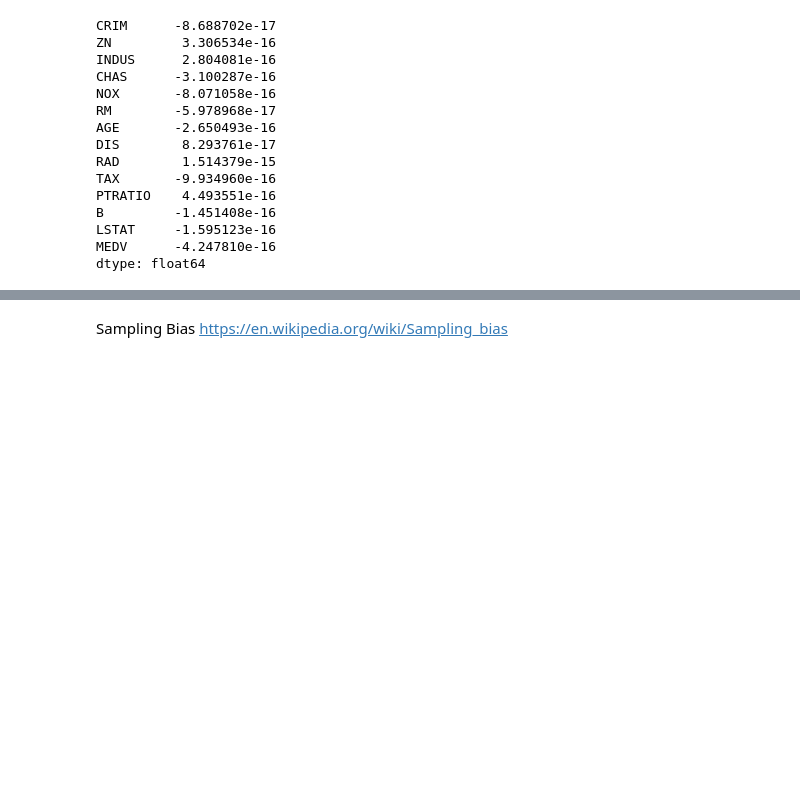
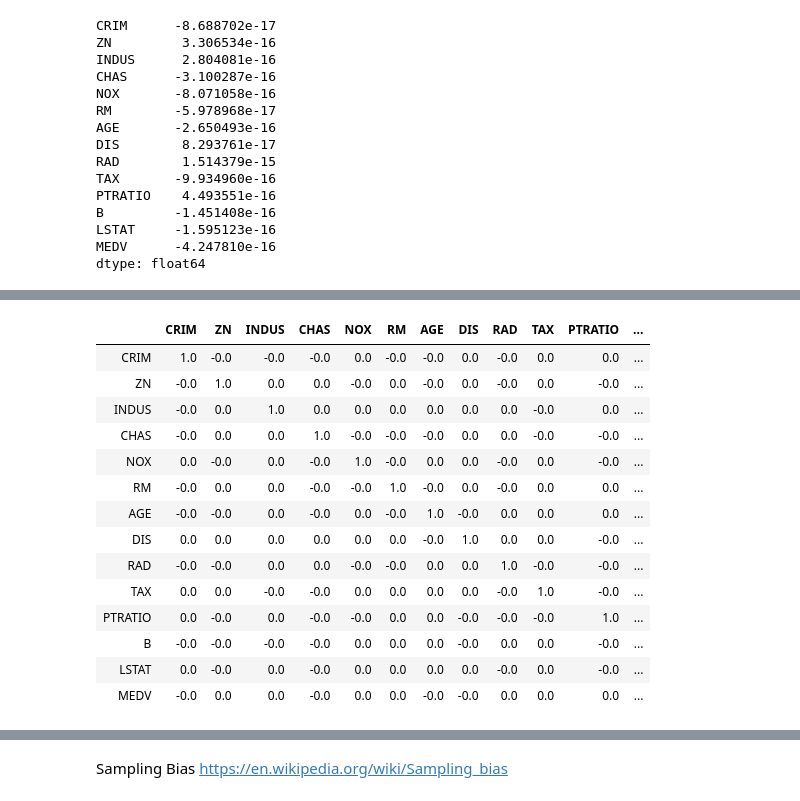
Before and after one commit to jruther/Machine_Learning_Project, a Jupyter notebook: Machine_Learning_Project.ipynb, the cells around one changed output, grey strips where cells are left out. Cells and saved outputs as stored; diff of their text form; code cells hidden in the pictures; blank space fills up the shorter version.

```diff
--- a/Machine_Learning_Project.ipynb
+++ b/Machine_Learning_Project.ipynb
@@ -862,0 +945,3 @@ ValueError: operands could not be broadcast together with shapes (1,11) (14,) (1
+# %%
+xwhite = pd.DataFrame(pca.transform(df), columns=df.columns)
+xwhite
@@ -862,0 +962,18 @@ ValueError: operands could not be broadcast together with shapes (1,11) (14,) (1
+# %%
+xwhite.corr().round()
+# %% [output]
+|  | CRIM | ZN | INDUS | CHAS | NOX | RM | AGE | DIS | RAD | TAX | PTRATIO | ... |
+| CRIM | 1.0 | -0.0 | -0.0 | -0.0 | 0.0 | -0.0 | -0.0 | 0.0 | -0.0 | 0.0 | 0.0 | ... |
+| ZN | -0.0 | 1.0 | 0.0 | 0.0 | -0.0 | 0.0 | -0.0 | 0.0 | -0.0 | 0.0 | -0.0 | ... |
+| INDUS | -0.0 | 0.0 | 1.0 | 0.0 | 0.0 | 0.0 | 0.0 | 0.0 | 0.0 | -0.0 | 0.0 | ... |
+| CHAS | -0.0 | 0.0 | 0.0 | 1.0 | -0.0 | -0.0 | -0.0 | 0.0 | 0.0 | -0.0 | -0.0 | ... |
+| NOX | 0.0 | -0.0 | 0.0 | -0.0 | 1.0 | -0.0 | 0.0 | 0.0 | -0.0 | 0.0 | -0.0 | ... |
+| RM | -0.0 | 0.0 | 0.0 | -0.0 | -0.0 | 1.0 | -0.0 | 0.0 | -0.0 | 0.0 | 0.0 | ... |
+| AGE | -0.0 | -0.0 | 0.0 | -0.0 | 0.0 | -0.0 | 1.0 | -0.0 | 0.0 | 0.0 | 0.0 | ... |
+| DIS | 0.0 | 0.0 | 0.0 | 0.0 | 0.0 | 0.0 | -0.0 | 1.0 | 0.0 | 0.0 | -0.0 | ... |
+| RAD | -0.0 | -0.0 | 0.0 | 0.0 | -0.0 | -0.0 | 0.0 | 0.0 | 1.0 | -0.0 | -0.0 | ... |
+| TAX | 0.0 | 0.0 | -0.0 | -0.0 | 0.0 | 0.0 | 0.0 | 0.0 | -0.0 | 1.0 | -0.0 | ... |
+| PTRATIO | 0.0 | -0.0 | 0.0 | -0.0 | -0.0 | 0.0 | 0.0 | -0.0 | -0.0 | -0.0 | 1.0 | ... |
+| B | -0.0 | -0.0 | -0.0 | -0.0 | 0.0 | 0.0 | 0.0 | -0.0 | 0.0 | 0.0 | -0.0 | ... |
+| LSTAT | 0.0 | -0.0 | 0.0 | -0.0 | 0.0 | 0.0 | 0.0 | 0.0 | -0.0 | 0.0 | -0.0 | ... |
+| MEDV | -0.0 | 0.0 | 0.0 | -0.0 | 0.0 | 0.0 | -0.0 | -0.0 | 0.0 | 0.0 | 0.0 | ... |
```
Also changed, not shown: parts of 50 cells of this notebook, 13 other files.
